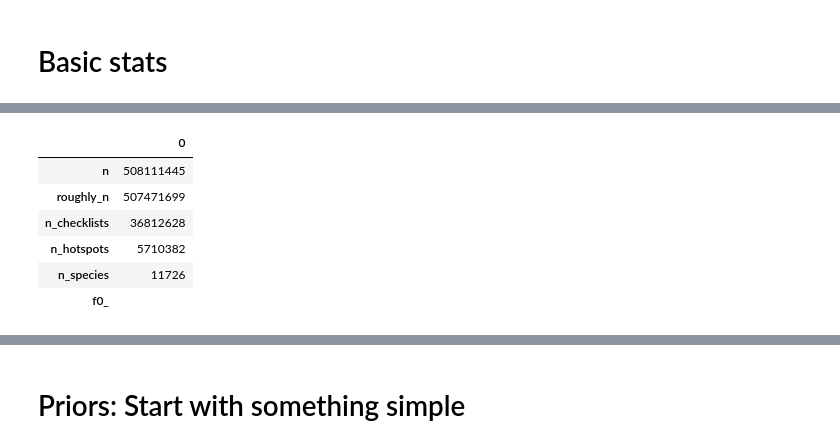
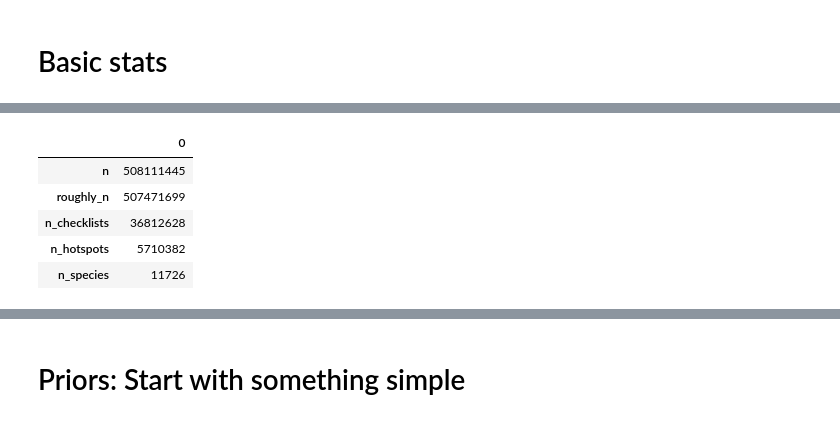
Before and after one commit to jdanbrown/birdgram, a Jupyter notebook: model/notebooks/190808_ebird_bq_priors.ipynb, the cells around one changed output, grey strips where cells are left out. Saved outputs shown, nothing was run; the diff lists cells and outputs as text; code cells hidden in the pictures.

```diff
--- a/model/notebooks/190808_ebird_bq_priors.ipynb
+++ b/model/notebooks/190808_ebird_bq_priors.ipynb
@@ -223,16 +321,19 @@ INFO     [16:34:27.648] [56195] 320 potoo.bqq/_bqq: [1s]
 # %%
 # WARNING $0.09
 # How many obs, checklists, hotspots, species?
-(bqq('''
-    select
-        count(*)                                                                as n,
-        count(distinct format("%s/%s", sampling_event_identifier, common_name)) as roughly_n, # Verify that (checklist, species) are unique
-        count(distinct sampling_event_identifier)                               as n_checklists,
-        count(distinct locality_id)                                             as n_hotspots,
-        count(distinct common_name)                                             as n_species,
-        ''
-    from ebird.obs_all_expensive
-''')
+(bqq.no_defs
+    .query(
+        # from_='ebird.obs_sample_001',  # XXX Dev
+        from_='ebird.obs_all_expensive',
+        select='''
+            count(*)                                                                as n,
+            count(distinct format("%s/%s", sampling_event_identifier, common_name)) as roughly_n, # Verify that (checklist, species) are unique
+            count(distinct sampling_event_identifier)                               as n_checklists,
+            count(distinct locality_id)                                             as n_hotspots,
+            count(distinct common_name)                                             as n_species,
+        ''',
+    )
+    .df()
     .T
 )
 # %% [output]
@@ -243,10 +344,9 @@ Fetching results...
 |  | 0 |
 | n | 508111445 |
 | roughly_n | 507471699 |
 | n_checklists | 36812628 |
 | n_hotspots | 5710382 |
 | n_species | 11726 |
-| f0_ |  |
 # %%
 # WARNING $0.01
 # How many obs by country?
```
Also changed, not shown: parts of 23 cells of this notebook.
